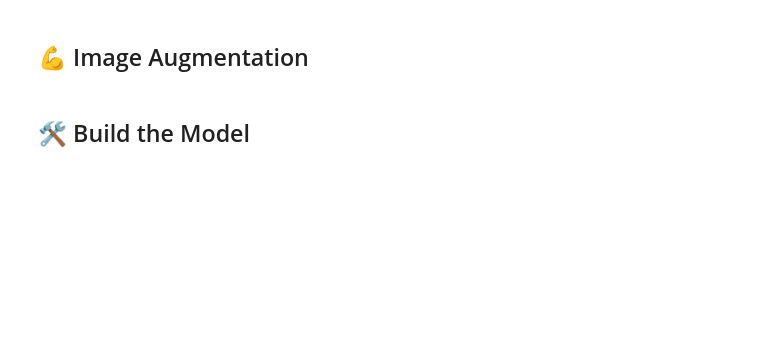
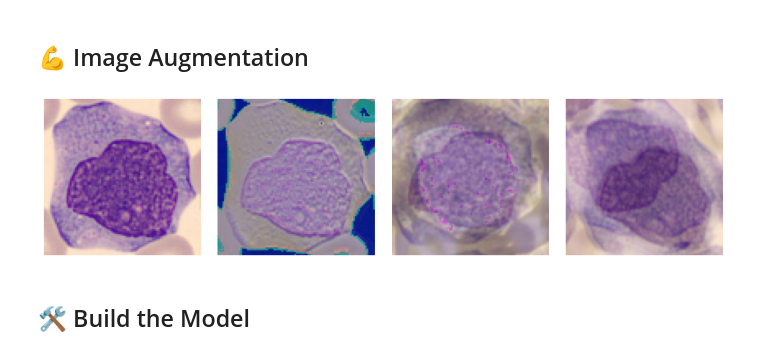
Before and after one commit to FrancescoPesce/an2dl-homework-1, a Jupyter notebook: notebook.ipynb, the cells around one changed output. Saved outputs shown, nothing was run; the diff lists cells and outputs as text; code cells hidden in the pictures; blank space fills up the shorter version.

Commit message:
Add KerasCV augmentation

```diff
--- a/notebook.ipynb
+++ b/notebook.ipynb
@@ -258,45 +337,47 @@ img = X_train[0]
 
 # Define a sequential model for image augmentation.
 augmentation = tf.keras.Sequential([
-    tfkl.RandomFlip("horizontal_and_vertical"),
-    tfkl.RandomTranslation(0.2,0.2),
-    tfkl.RandomRotation(0.2),
-    tfkl.RandomZoom(0.2),
-    tfkl.RandomBrightness(0.5, value_range=(0,1)),
-    tfkl.RandomContrast(0.75),
-    #keras_cv.layers.RandomSaturation((0.25,0.75)),
-    #keras_cv.layers.RandomHue((0.25,0.75), [0,1]),
+    keras_cv.layers.RandAugment(
+        value_range=(0,1),
+        magnitude=0.1,
+        magnitude_stddev=0.01
+    ),
+    keras_cv.layers.AugMix(
+        value_range=(0,1)
+    )
 ], name='preprocessing')
 
 # Set up the figure and grid layout for displaying images.
 fig = plt.figure(constrained_layout=True, figsize=(12, 3))
 gs = gridspec.GridSpec(1, 4, figure=fig, width_ratios=[1, 1, 1, 1], wspace=0.1)
 
 # Display the original image.
 ax1 = fig.add_subplot(gs[0])
 ax1.imshow(np.squeeze(img))
 ax1.axis('off')
 
 # Apply augmentation and display the first augmented image.
 augmented_img = np.clip(augmentation(img), 0., 1.)
 ax2 = fig.add_subplot(gs[1])
 ax2.imshow(np.squeeze(augmented_img))
 ax2.axis('off')
 
 # Apply augmentation again and display the second augmented image.
 augmented_img = np.clip(augmentation(img), 0., 1.)
 ax3 = fig.add_subplot(gs[2])
 ax3.imshow(np.squeeze(augmented_img))
 ax3.axis('off')
 
 # Apply augmentation again and display the third augmented image.
 augmented_img = np.clip(augmentation(img), 0., 1.)
 ax4 = fig.add_subplot(gs[3])
 ax4.imshow(np.squeeze(augmented_img))
 ax4.axis('off')
 
 # Show the figure with all images.
 plt.show()
+# %% [output]
+[figure, added]
 # %% [markdown]
 ## 🛠️ Build the Model
 # %%
```
Also changed, not shown: parts of 19 cells of this notebook, 2 other files.
